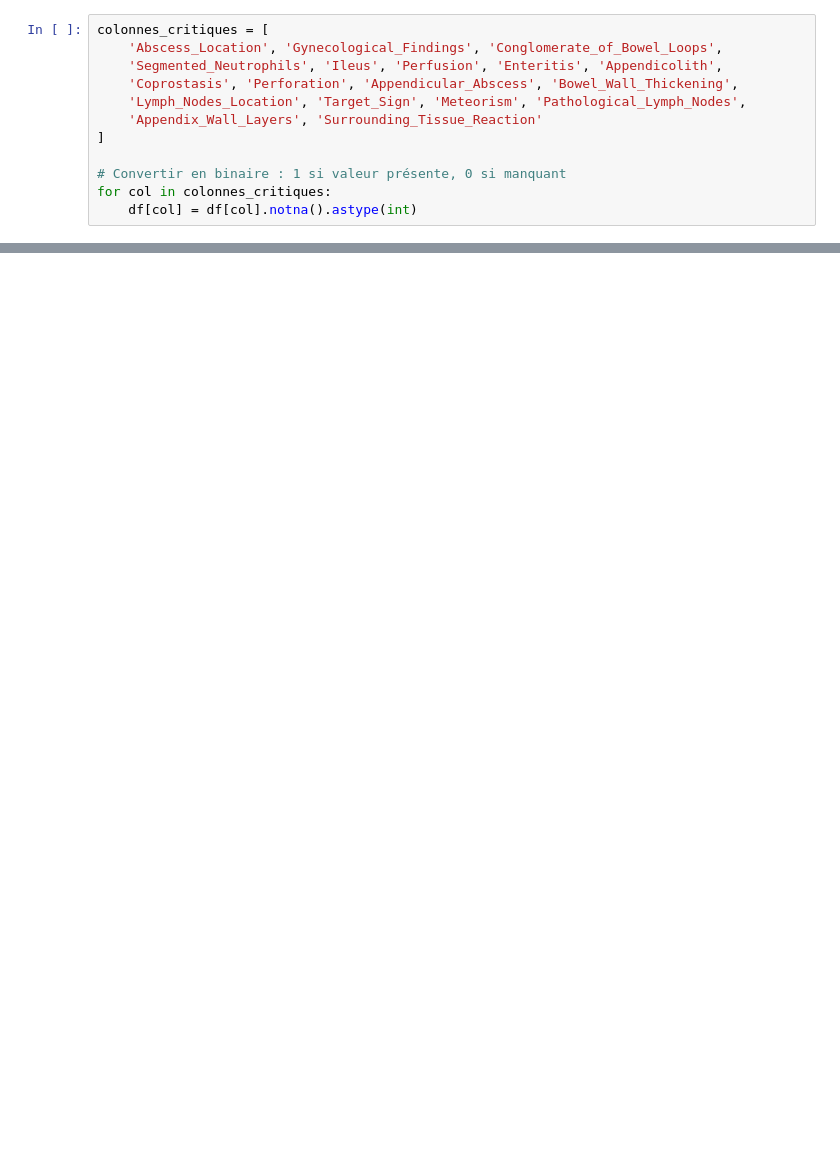
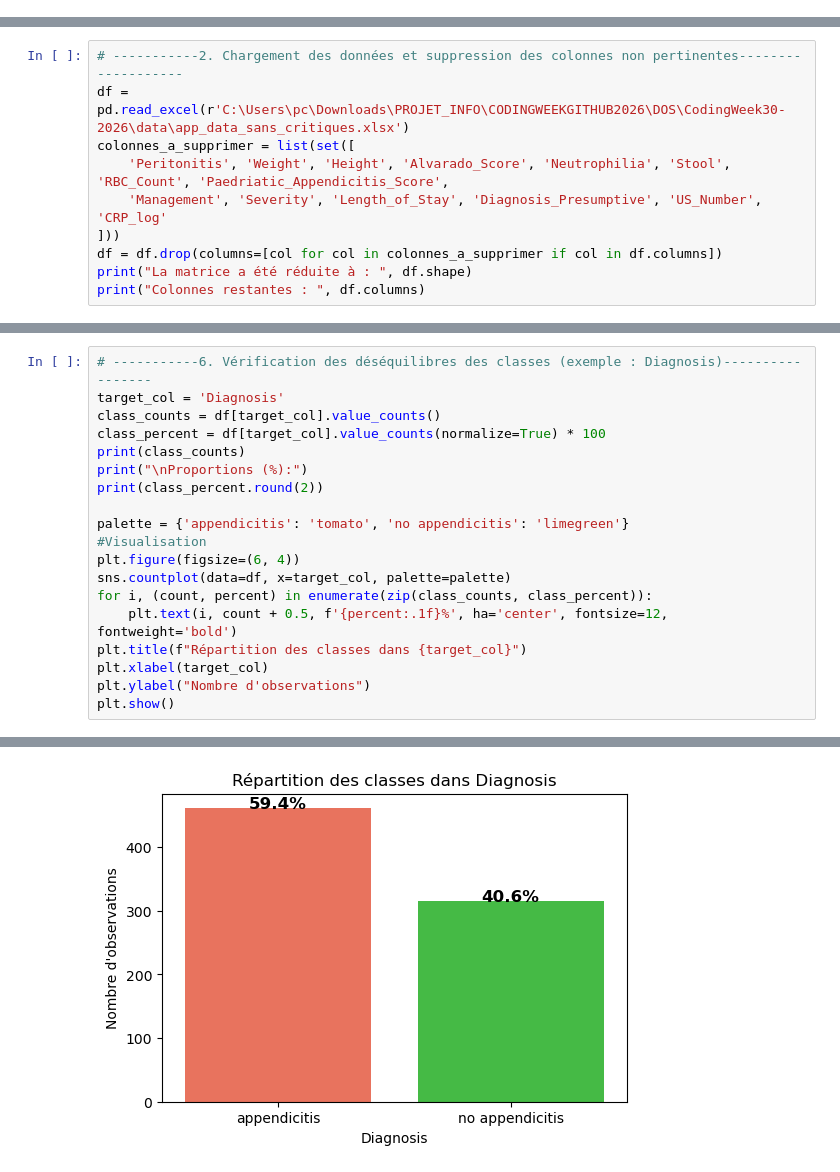
Before and after one commit to clyelizer/CodingWeek30-2026, a Jupyter notebook: notebooks/eda.ipynb, the cells around one changed output, grey strips where cells are left out. Drawn from its saved outputs; the diff is of its cells as text; blank space fills up the shorter version.

Commit message:
Le complement de l'analyse de données/correlation

```diff
--- a/notebooks/eda.ipynb
+++ b/notebooks/eda.ipynb
@@ -144,12 +0,0 @@ dtype: int64
-# %%
-colonnes_critiques = [
-    'Abscess_Location', 'Gynecological_Findings', 'Conglomerate_of_Bowel_Loops',
-    'Segmented_Neutrophils', 'Ileus', 'Perfusion', 'Enteritis', 'Appendicolith',
-    'Coprostasis', 'Perforation', 'Appendicular_Abscess', 'Bowel_Wall_Thickening',
-    'Lymph_Nodes_Location', 'Target_Sign', 'Meteorism', 'Pathological_Lymph_Nodes',
-    'Appendix_Wall_Layers', 'Surrounding_Tissue_Reaction'
-]
-
-# Convertir en binaire : 1 si valeur présente, 0 si manquant
-for col in colonnes_critiques:
-    df[col] = df[col].notna().astype(int)
@@ -246,0 +8,10 @@ Nettoyage effectué avec succès.
+# %%
+# -----------2. Chargement des données et suppression des colonnes non pertinentes-------------------
+df = pd.read_excel(r'C:\Users\pc\Downloads\PROJET_INFO\CODINGWEEKGITHUB2026\DOS\CodingWeek30-2026\data\app_data_sans_critiques.xlsx')
+colonnes_a_supprimer = list(set([
+    'Peritonitis', 'Weight', 'Height', 'Alvarado_Score', 'Neutrophilia', 'Stool', 'RBC_Count', 'Paedriatic_Appendicitis_Score',
+    'Management', 'Severity', 'Length_of_Stay', 'Diagnosis_Presumptive', 'US_Number', 'CRP_log'
+]))
+df = df.drop(columns=[col for col in colonnes_a_supprimer if col in df.columns])
+print("La matrice a été réduite à : ", df.shape)
+print("Colonnes restantes : ", df.columns)
@@ -246,0 +88,20 @@ Nettoyage effectué avec succès.
+# %%
+# -----------6. Vérification des déséquilibres des classes (exemple : Diagnosis)-----------------
+target_col = 'Diagnosis'
+class_counts = df[target_col].value_counts()
+class_percent = df[target_col].value_counts(normalize=True) * 100
+print(class_counts)
+print("\nProportions (%):")
+print(class_percent.round(2))
+
+palette = {'appendicitis': 'tomato', 'no appendicitis': 'limegreen'}
+#Visualisation
+plt.figure(figsize=(6, 4))
+sns.countplot(data=df, x=target_col, palette=palette)
+for i, (count, percent) in enumerate(zip(class_counts, class_percent)):
+    plt.text(i, count + 0.5, f'{percent:.1f}%', ha='center', fontsize=12, fontweight='bold')
+plt.title(f"Répartition des classes dans {target_col}")
+plt.xlabel(target_col)
+plt.ylabel("Nombre d'observations")
+plt.show()
+# %% [output]
@@ -246,0 +121 @@ Nettoyage effectué avec succès.
+[figure, added]
```
Also changed, not shown: parts of 23 cells of this notebook, 1 other file.
